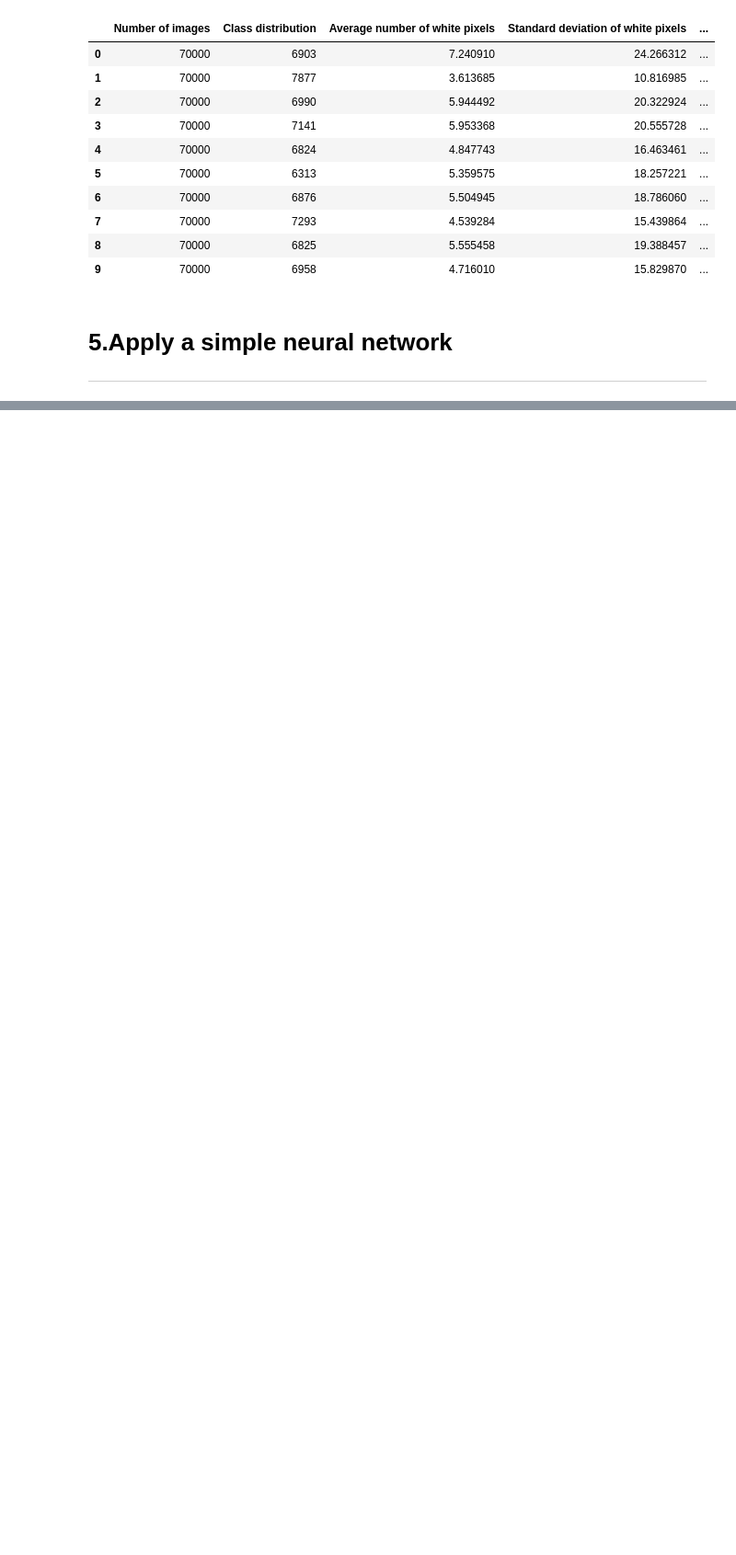
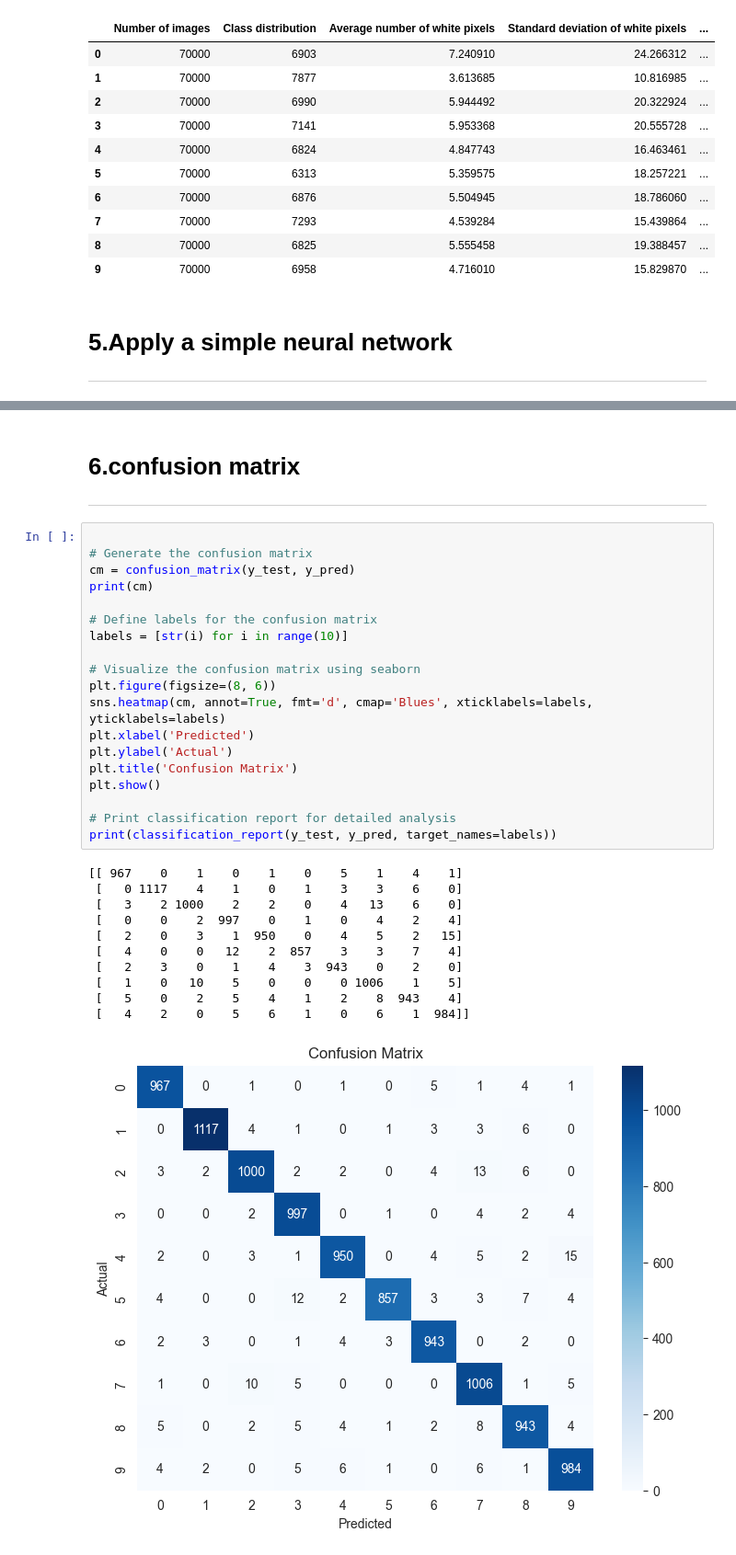
Before and after one commit to BarackSamuni/Data_Science2-Homework1, a Jupyter notebook: Homework1_solution.ipynb, the cells around one changed output, grey strips where cells are left out. Shown at 92% size. Cells and saved outputs as stored; diff of their text form; blank space fills up the shorter version.

Commit message:
only code clean up and result analysis left

```diff
--- a/Homework1_solution.ipynb
+++ b/Homework1_solution.ipynb
@@ -116,0 +166,34 @@ KeyboardInterrupt:
+# %% [markdown]
+# **6.confusion matrix**
+***
+# %%
+
+# Generate the confusion matrix
+cm = confusion_matrix(y_test, y_pred)
+print(cm)
+
+# Define labels for the confusion matrix
+labels = [str(i) for i in range(10)]
+
+# Visualize the confusion matrix using seaborn
+plt.figure(figsize=(8, 6))
+sns.heatmap(cm, annot=True, fmt='d', cmap='Blues', xticklabels=labels, yticklabels=labels)
+plt.xlabel('Predicted')
+plt.ylabel('Actual')
+plt.title('Confusion Matrix')
+plt.show()
+
+# Print classification report for detailed analysis
+print(classification_report(y_test, y_pred, target_names=labels))
+# %% [output]
+[[ 967    0    1    0    1    0    5    1    4    1]
+ [   0 1117    4    1    0    1    3    3    6    0]
+ [   3    2 1000    2    2    0    4   13    6    0]
+ [   0    0    2  997    0    1    0    4    2    4]
+ [   2    0    3    1  950    0    4    5    2   15]
+ [   4    0    0   12    2  857    3    3    7    4]
+ [   2    3    0    1    4    3  943    0    2    0]
+ [   1    0   10    5    0    0    0 1006    1    5]
+ [   5    0    2    5    4    1    2    8  943    4]
+ [   4    2    0    5    6    1    0    6    1  984]]
+[figure, added]
```
Also changed, not shown: parts of 26 cells of this notebook, 2 other files.
